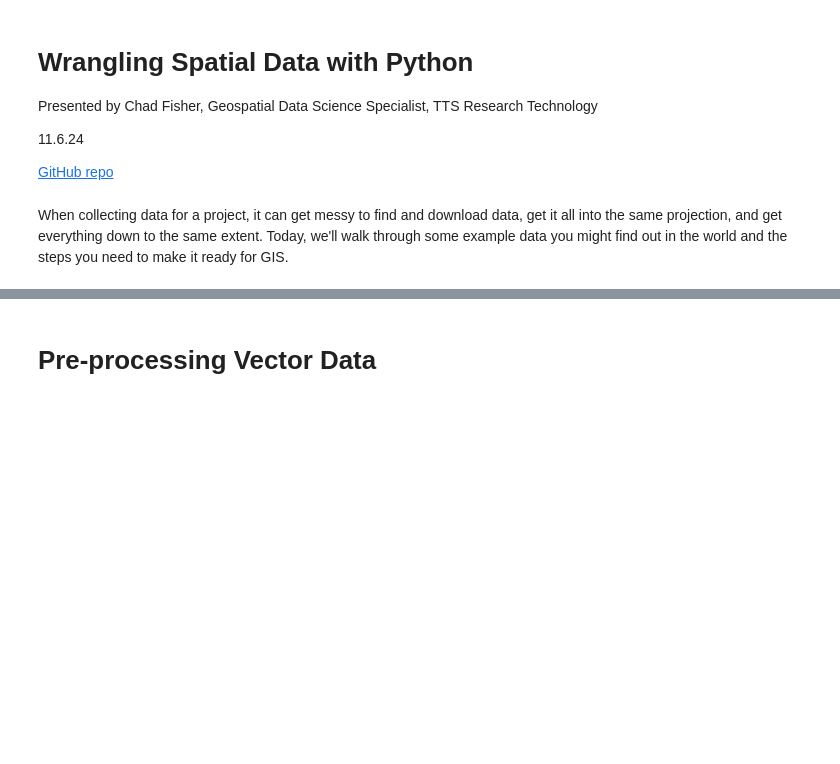
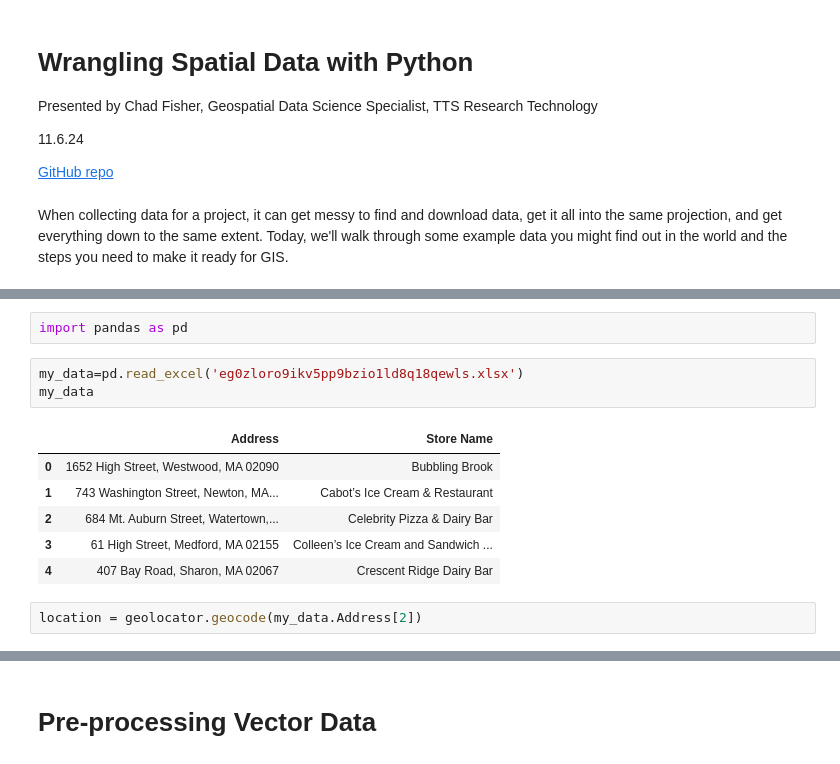
Before and after one commit to chad-fisher/SpatialDataScienceSandbox, a Jupyter notebook: Geoprocessing.ipynb, the cells around one changed output, grey strips where cells are left out. Drawn from its saved outputs; the diff is of its cells as text; blank space fills up the shorter version.

```diff
--- a/Geoprocessing.ipynb
+++ b/Geoprocessing.ipynb
@@ -11,0 +54,14 @@ When collecting data for a project, it can get messy to find and download data,
+# %%
+import pandas as pd
+# %%
+my_data=pd.read_excel('eg0zloro9ikv5pp9bzio1ld8q18qewls.xlsx')
+my_data
+# %% [output]
+|  | Address | Store Name |
+| 0 | 1652 High Street, Westwood, MA 02090 | Bubbling Brook |
+| 1 | 743 Washington Street, Newton, MA... | Cabot’s Ice Cream & Restaurant |
+| 2 | 684 Mt. Auburn Street, Watertown,... | Celebrity Pizza & Dairy Bar |
+| 3 | 61 High Street, Medford, MA 02155 | Colleen’s Ice Cream and Sandwich ... |
+| 4 | 407 Bay Road, Sharon, MA 02067 | Crescent Ridge Dairy Bar |
+# %%
+location = geolocator.geocode(my_data.Address[2])
```
Also changed, not shown: parts of 18 cells of this notebook.
